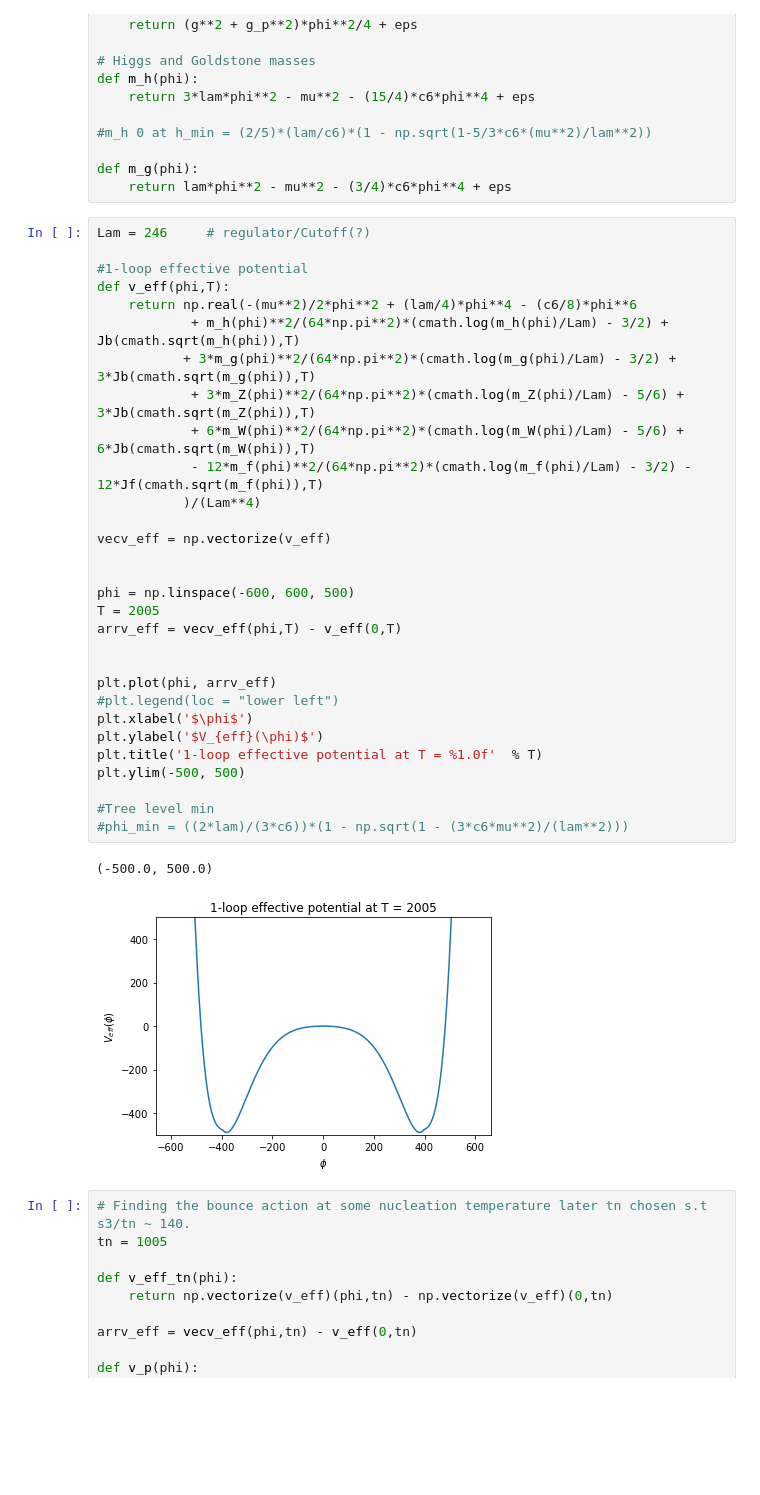
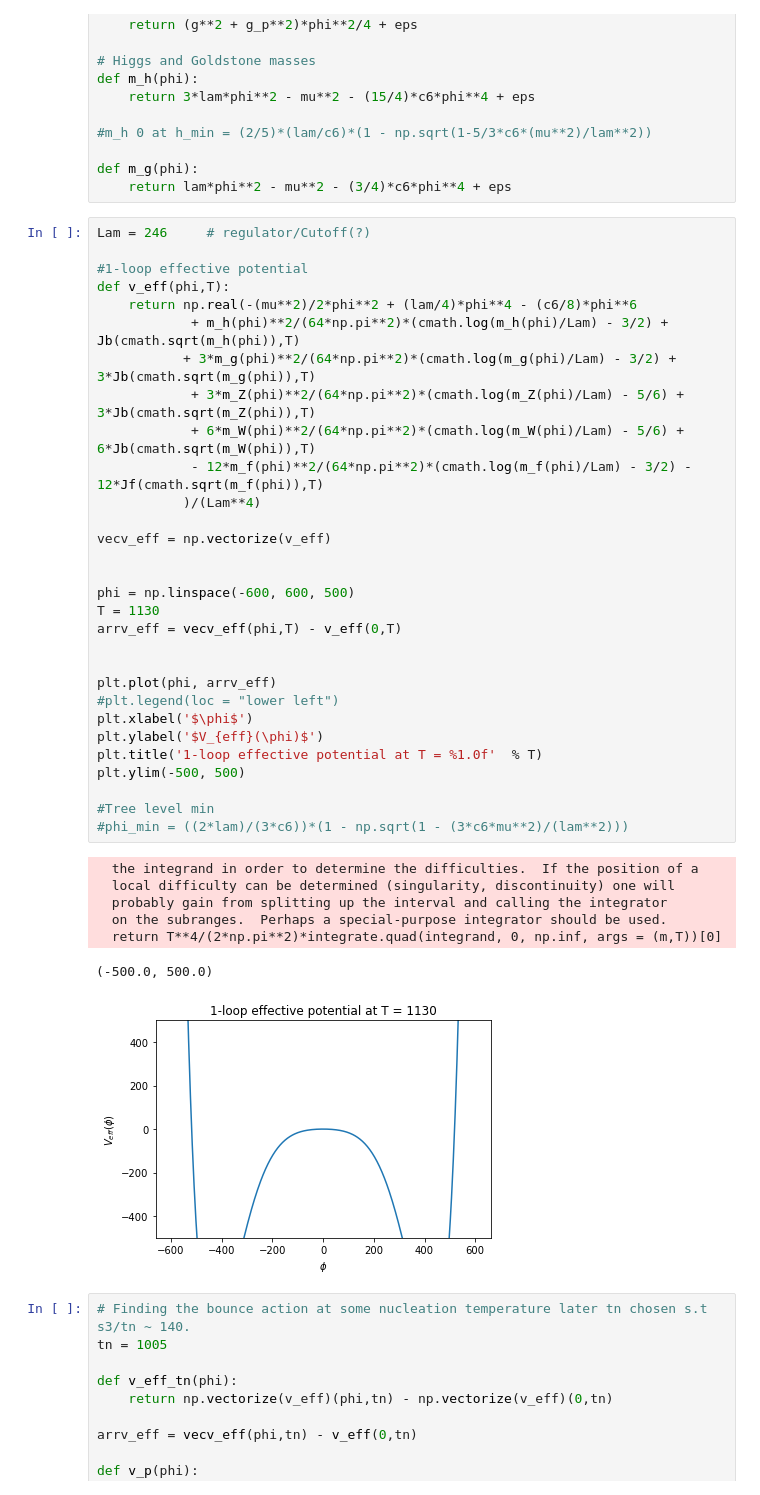
Before and after one commit to alal1960/git, a Jupyter notebook: Bounce Action.ipynb, the cells around one changed output. Drawn from its saved outputs; the diff is of its cells as text; blank space fills up the shorter version.

```diff
--- a/Bounce Action.ipynb
+++ b/Bounce Action.ipynb
@@ -68,36 +68,41 @@ def m_g(phi):
 # %%
 Lam = 246     # regulator/Cutoff(?)
 
 #1-loop effective potential
 def v_eff(phi,T):
     return np.real(-(mu**2)/2*phi**2 + (lam/4)*phi**4 - (c6/8)*phi**6
             + m_h(phi)**2/(64*np.pi**2)*(cmath.log(m_h(phi)/Lam) - 3/2) + Jb(cmath.sqrt(m_h(phi)),T)
            + 3*m_g(phi)**2/(64*np.pi**2)*(cmath.log(m_g(phi)/Lam) - 3/2) + 3*Jb(cmath.sqrt(m_g(phi)),T)
             + 3*m_Z(phi)**2/(64*np.pi**2)*(cmath.log(m_Z(phi)/Lam) - 5/6) + 3*Jb(cmath.sqrt(m_Z(phi)),T)
             + 6*m_W(phi)**2/(64*np.pi**2)*(cmath.log(m_W(phi)/Lam) - 5/6) + 6*Jb(cmath.sqrt(m_W(phi)),T)
             - 12*m_f(phi)**2/(64*np.pi**2)*(cmath.log(m_f(phi)/Lam) - 3/2) - 12*Jf(cmath.sqrt(m_f(phi)),T)
            )/(Lam**4)
 
 vecv_eff = np.vectorize(v_eff)
 
 
 phi = np.linspace(-600, 600, 500)
-T = 2005
+T = 1130
 arrv_eff = vecv_eff(phi,T) - v_eff(0,T)
 
 
 plt.plot(phi, arrv_eff)
 #plt.legend(loc = "lower left")
 plt.xlabel('$\phi$')
 plt.ylabel('$V_{eff}(\phi)$')
 plt.title('1-loop effective potential at T = %1.0f'  % T)
 plt.ylim(-500, 500)
 
 #Tree level min
 #phi_min = ((2*lam)/(3*c6))*(1 - np.sqrt(1 - (3*c6*mu**2)/(lam**2)))
 # %% [output]
-(-500.0, 500.0)
+  the integrand in order to determine the difficulties.  If the position of a
+  local difficulty can be determined (singularity, discontinuity) one will
+  probably gain from splitting up the interval and calling the integrator
+  on the subranges.  Perhaps a special-purpose integrator should be used.
+  return T**4/(2*np.pi**2)*integrate.quad(integrand, 0, np.inf, args = (m,T))[0]
+(-500.0, 500.0)
-[figure, old version]
+[figure, new version]
 # %%
 # Finding the bounce action at some nucleation temperature later tn chosen s.t s3/tn ~ 140.
 tn = 1005
```
Also changed, not shown: 1 other file.
